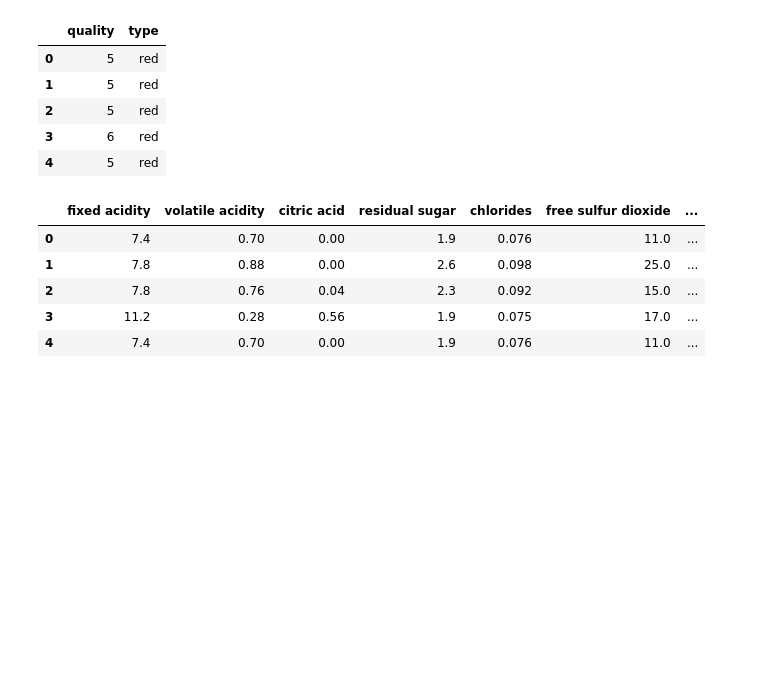
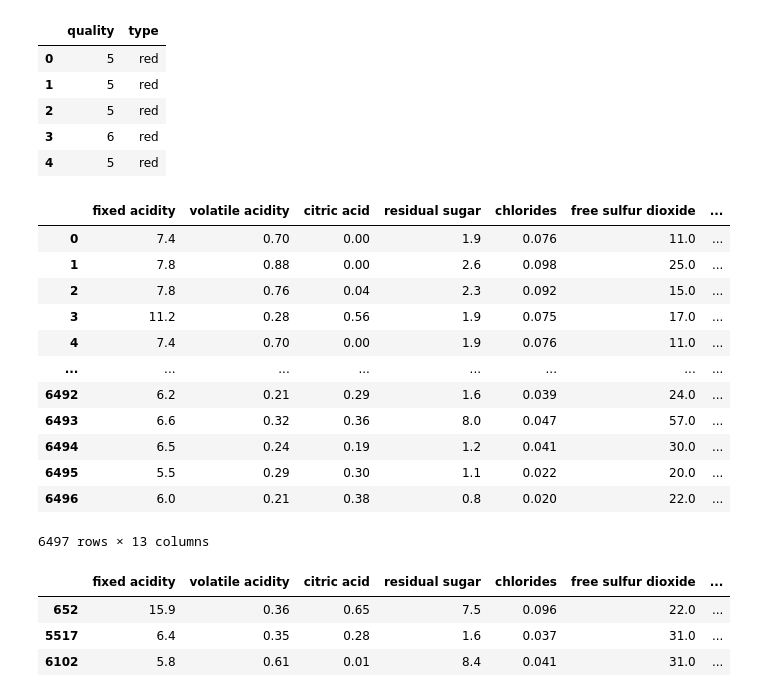
Before and after one commit to VicoSan07/AprendizajeAutomatico, a Jupyter notebook: Tarea02_AA_2023.ipynb, the cells around one changed output. Drawn from its saved outputs; the diff is of its cells as text; code cells hidden in the pictures; blank space fills up the shorter version.

```diff
--- a/Tarea02_AA_2023.ipynb
+++ b/Tarea02_AA_2023.ipynb
@@ -16,7 +12,7 @@ files.upload()
 import pandas as pd
 
 #Carga de dataset 'vino rojo'
-dfwiner = pd.read_csv(r'winequality-red.csv',delimiter=";",
+dfwiner = pd.read_csv(r'C:/Users/vicos/Documents/winequality-red.csv',delimiter=";",
                       #Tipo de datos en cada columna
                       dtype={
                           'fixed acidity': float,
@@ -34,7 +30,7 @@ dfwiner = pd.read_csv(r'winequality-red.csv',delimiter=";",
                       })
 
 #Carga de dataset 'vino blanco'
-dfwinew = pd.read_csv(r'winequality-white.csv',delimiter=";",
+dfwinew = pd.read_csv(r'C:/Users/vicos/Documents/winequality-white.csv',delimiter=";",
                       #Tipo de datos en cada columna
                       dtype={
                           'fixed acidity': float,
@@ -86,12 +82,28 @@ dfwiner[["quality", "type"]].head()
 | 4 | 5 | red |
 # %%
 # Concatenar los dos datasets en uno solo
-#dfwineall = pd.concat([dfwiner,dfwinew])
-#dfwineall.head()
+dfwineall = pd.concat([dfwiner,dfwinew],ignore_index=True)
+dfwineall
 # %% [output]
 |  | fixed acidity | volatile acidity | citric acid | residual sugar | chlorides | free sulfur dioxide | ... |
 | 0 | 7.4 | 0.70 | 0.00 | 1.9 | 0.076 | 11.0 | ... |
 | 1 | 7.8 | 0.88 | 0.00 | 2.6 | 0.098 | 25.0 | ... |
 | 2 | 7.8 | 0.76 | 0.04 | 2.3 | 0.092 | 15.0 | ... |
 | 3 | 11.2 | 0.28 | 0.56 | 1.9 | 0.075 | 17.0 | ... |
 | 4 | 7.4 | 0.70 | 0.00 | 1.9 | 0.076 | 11.0 | ... |
+| ... | ... | ... | ... | ... | ... | ... | ... |
+| 6492 | 6.2 | 0.21 | 0.29 | 1.6 | 0.039 | 24.0 | ... |
+| 6493 | 6.6 | 0.32 | 0.36 | 8.0 | 0.047 | 57.0 | ... |
+| 6494 | 6.5 | 0.24 | 0.19 | 1.2 | 0.041 | 30.0 | ... |
+| 6495 | 5.5 | 0.29 | 0.30 | 1.1 | 0.022 | 20.0 | ... |
+| 6496 | 6.0 | 0.21 | 0.38 | 0.8 | 0.020 | 22.0 | ... |
+6497 rows × 13 columns
+# %%
+# Obtener el top 3 de vinos con más porcentaje de alcohol
+
+dfwineall.sort_values(['alcohol'], ascending=False).head(3)
+# %% [output]
+|  | fixed acidity | volatile acidity | citric acid | residual sugar | chlorides | free sulfur dioxide | ... |
+| 652 | 15.9 | 0.36 | 0.65 | 7.5 | 0.096 | 22.0 | ... |
+| 5517 | 6.4 | 0.35 | 0.28 | 1.6 | 0.037 | 31.0 | ... |
+| 6102 | 5.8 | 0.61 | 0.01 | 8.4 | 0.041 | 31.0 | ... |
```
Also changed, not shown: parts of 4 cells of this notebook.
